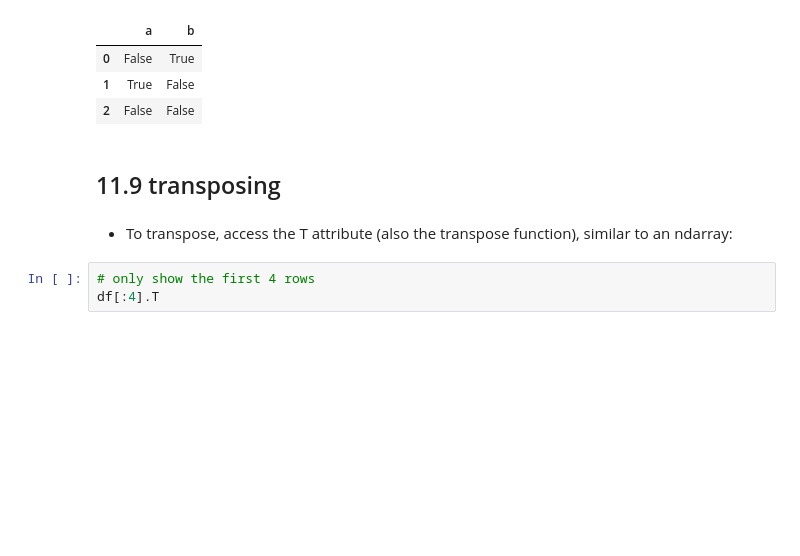
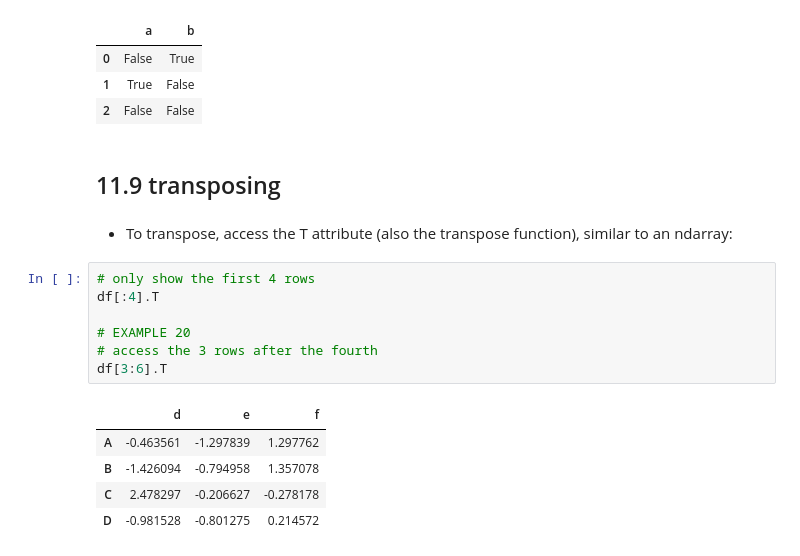
Before and after one commit to jjrbf/Week1---Intro-to-Python, a Jupyter notebook: Introduction_to_Python.ipynb, the cells around one changed output. Saved outputs shown, nothing was run; the diff lists cells and outputs as text; blank space fills up the shorter version.

```diff
--- a/Introduction_to_Python.ipynb
+++ b/Introduction_to_Python.ipynb
@@ -1538,3 +1740,13 @@ df1^df2
 # %%
 # only show the first 4 rows
 df[:4].T
+
+# EXAMPLE 20
+# access the 3 rows after the fourth
+df[3:6].T
+# %% [output]
+|  | d | e | f |
+| A | -0.463561 | -1.297839 | 1.297762 |
+| B | -1.426094 | -0.794958 | 1.357078 |
+| C | 2.478297 | -0.206627 | -0.278178 |
+| D | -0.981528 | -0.801275 | 0.214572 |
```
Also changed, not shown: parts of 30 cells of this notebook.
